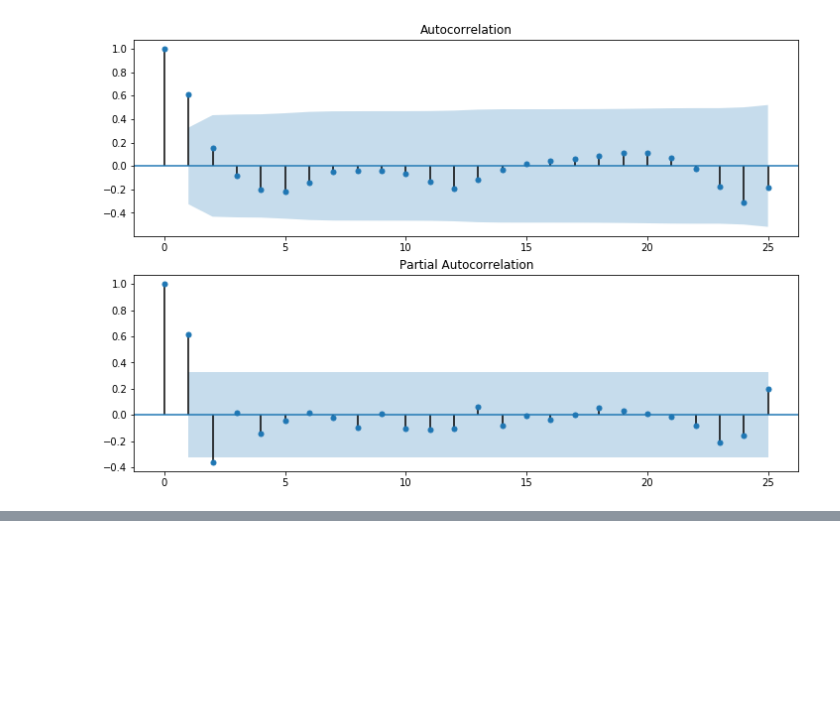
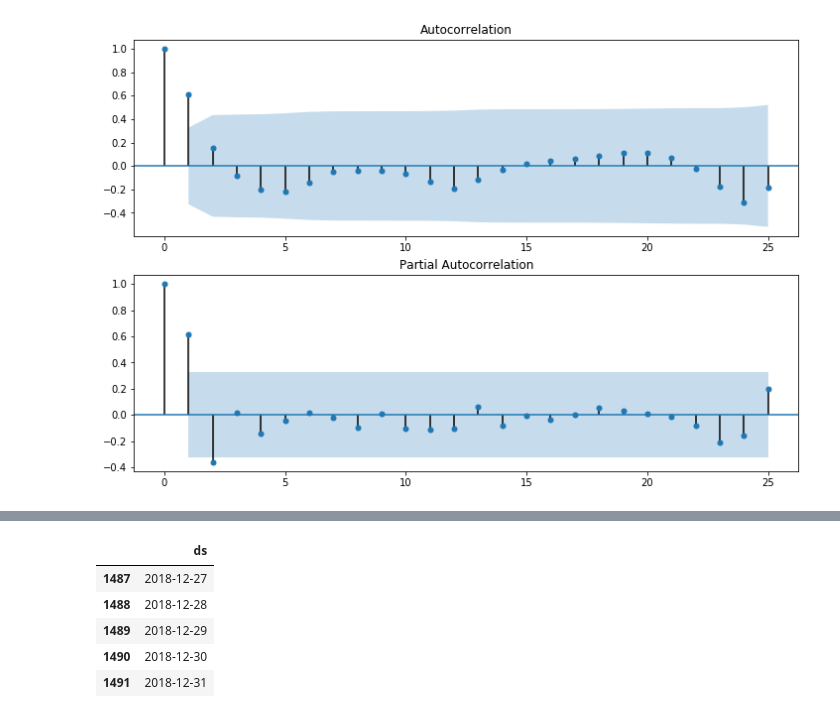
Before and after one commit to ayushsubedi/timeseries, a Jupyter notebook: Bitcoin Analysis.ipynb, the cells around one changed output, grey strips where cells are left out. Cells and saved outputs as stored; diff of their text form; code cells hidden in the pictures; blank space fills up the shorter version.

Commit message:
added prophet

```diff
--- a/Bitcoin Analysis.ipynb
+++ b/Bitcoin Analysis.ipynb
@@ -132,3 +161,5 @@ fig = sm.graphics.tsa.plot_pacf(result.resid, lags=25, ax=ax2)
 plt.show()
 # %% [output]
 [figure]
+# %%
+m = Prophet()
@@ -134,0 +177,10 @@ plt.show()
+# %%
+future = m.make_future_dataframe(periods=50)
+future.tail()
+# %% [output]
+|  | ds |
+| 1487 | 2018-12-27 |
+| 1488 | 2018-12-28 |
+| 1489 | 2018-12-29 |
+| 1490 | 2018-12-30 |
+| 1491 | 2018-12-31 |
```
Also changed, not shown: parts of 11 cells of this notebook.
